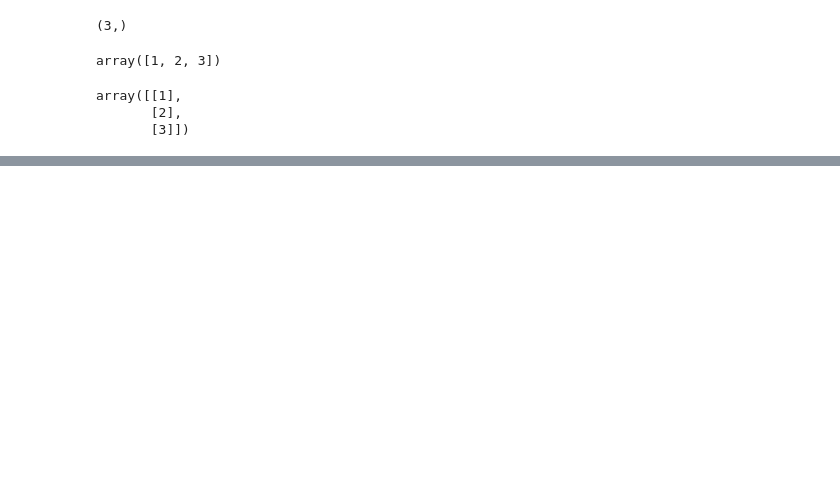
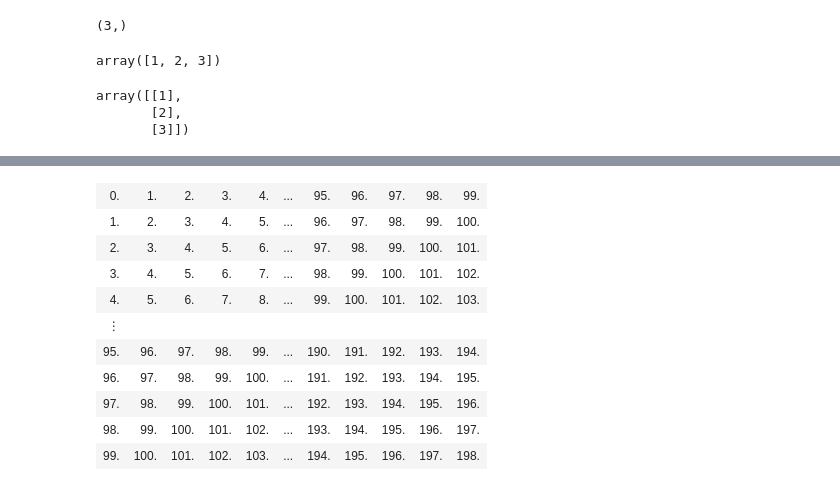
Before and after one commit to parrt/lolviz, a Jupyter notebook: playground.ipynb, the cells around one changed output, grey strips where cells are left out. Drawn from its saved outputs; the diff is of its cells as text; code cells hidden in the pictures; blank space fills up the shorter version.

Commit message:
got 2d matrix looking ok

```diff
--- a/playground.ipynb
+++ b/playground.ipynb
@@ -25,0 +31,6 @@ z.shape
+# %%
+B = np.ones((100,100))
+for i in range(100):
+    for j in range(100):
+        B[i,j] = i+j
+B
@@ -74,0 +54,72 @@ HTML(gr_ndarray_html(z))
+# %%
+def ndarrayviz(data):
+
+    return None
+
+def gr_1darray_html(data, bgcolor=YELLOW):
+    return None
+
+def gr_2darray_html(data, bgcolor=YELLOW):
+    if len(data)==0:
+        return " "
+    if not isinstance(data,np.ndarray):
+        return " "
+    if data.ndim == 1:
+        return gr_1darray_html(data, bgcolor)
+    if data.ndim > 2:
+        return " "
+
+    nrows,ncols = data.shape
+    header = '<table BORDER="0" CELLPADDING="0" CELLBORDER="1" CELLSPACING="0">\n'
+    tail = "</table>\n"
+
+    # grab slice of max elements from matrix
+    coloversize = rowoversize = False
+    midpoint = prefs.max_list_elems//2
+    if nrows > prefs.max_list_elems:
+        rowslice = list(np.arange(0,midpoint)) + list(np.arange(nrows-midpoint,nrows))
+        data = data[rowslice]
+        nrows=len(rowslice)
+        rowoversize = True
+    if ncols > prefs.max_list_elems:
+        colslice = list(np.arange(0,midpoint)) + list(np.arange(ncols-midpoint,ncols))
+        data = data[:,colslice]
+        ncols=len(colslice)
+        coloversize = True
+
+    rows = []
+    for i in range(nrows):
+        if rowoversize and i==midpoint:
+#            rows.append( '<tr><td bgcolor="%s" cellpadding="2" border="0" colspan="%d"></td><td bgcolor="%s" cellpadding="2" border="0" align="center"><font color="#444443" point-size="10">&#8942;</font></td><td bgcolor="%s" border="0" colspan="%d"></td></tr>\n' % (bgcolor,midpoint,bgcolor,bgcolor,midpoint) )
+            rows.append( '<tr><td bgcolor="%s" cellpadding="2" border="0" align="center"><font color="#444443" point-size="10">&#8942;</font></td><td bgcolor="%s" cellpadding="2" border="0" colspan="%d"></td></tr>\n' % (bgcolor,bgcolor,ncols))
+        cells = []
+        for j in range(ncols):
+            if coloversize and j==midpoint:
+                cells.append( '<td cellspacing="0" cellpadding="2" bgcolor="%s" border="0" align="center"><font color="#444443" point-size="10">...</font></td>\n' % bgcolor)
+            value = data[i,j]
+            if isinstance(value, float) and str(value).endswith('.0'):
+                value = str(value)[:-1]
+            if len(str(value)) > prefs.max_str_len:
+                value = abbrev_and_escape(str(value))
+            cell = '<td cellspacing="0" cellpadding="3" bgcolor="%s" border="0" align="right"><font color="#444443" point-size="10">%s</font></td>\n' % (bgcolor, value)
+            cells.append( cell )
+        row = '<tr>' + ''.join(cells) + '</tr>\n'
+        rows.append(row)
+
+    return header + ''.join(rows) + tail
+
+h = gr_2darray_html(B)
+#print(h)
+HTML(h)
+# %% [output]
+| 0. | 1. | 2. | 3. | 4. | ... | 95. | 96. | 97. | 98. | 99. |
+| 1. | 2. | 3. | 4. | 5. | ... | 96. | 97. | 98. | 99. | 100. |
+| 2. | 3. | 4. | 5. | 6. | ... | 97. | 98. | 99. | 100. | 101. |
+| 3. | 4. | 5. | 6. | 7. | ... | 98. | 99. | 100. | 101. | 102. |
+| 4. | 5. | 6. | 7. | 8. | ... | 99. | 100. | 101. | 102. | 103. |
+| ⋮ |  |  |  |  |  |  |  |  |  |  |
+| 95. | 96. | 97. | 98. | 99. | ... | 190. | 191. | 192. | 193. | 194. |
+| 96. | 97. | 98. | 99. | 100. | ... | 191. | 192. | 193. | 194. | 195. |
+| 97. | 98. | 99. | 100. | 101. | ... | 192. | 193. | 194. | 195. | 196. |
+| 98. | 99. | 100. | 101. | 102. | ... | 193. | 194. | 195. | 196. | 197. |
+| 99. | 100. | 101. | 102. | 103. | ... | 194. | 195. | 196. | 197. | 198. |
```
Also changed, not shown: parts of 8 cells of this notebook.
